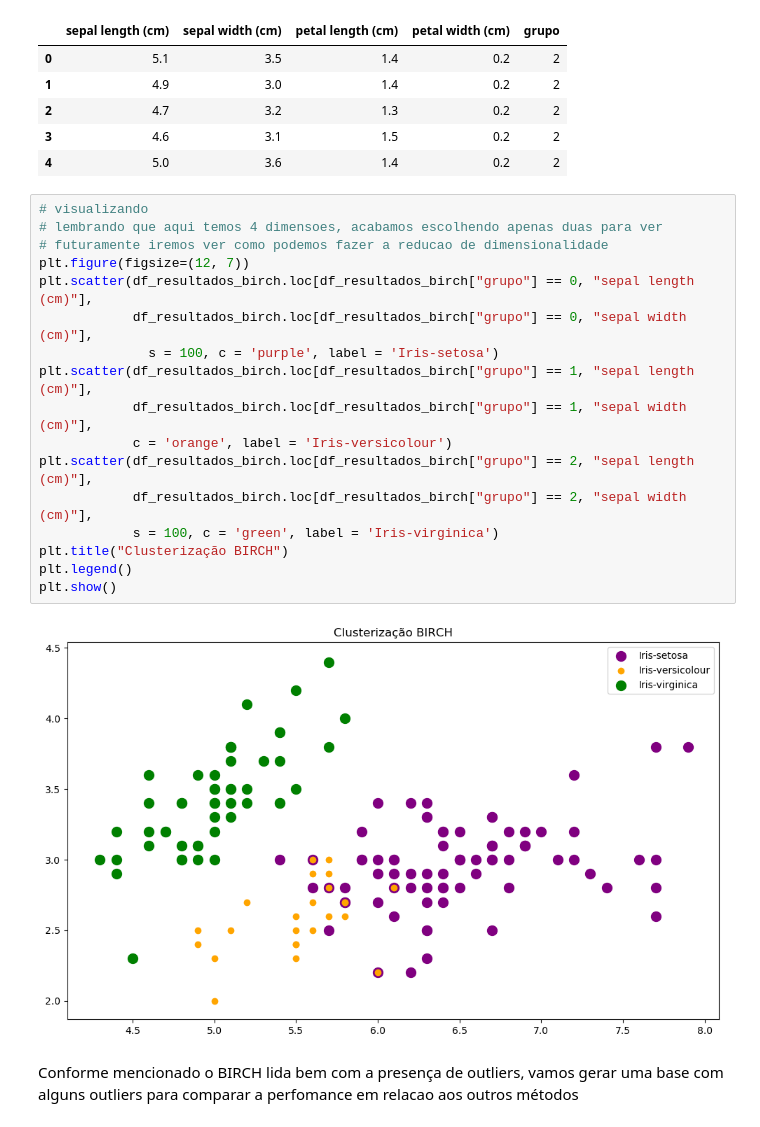
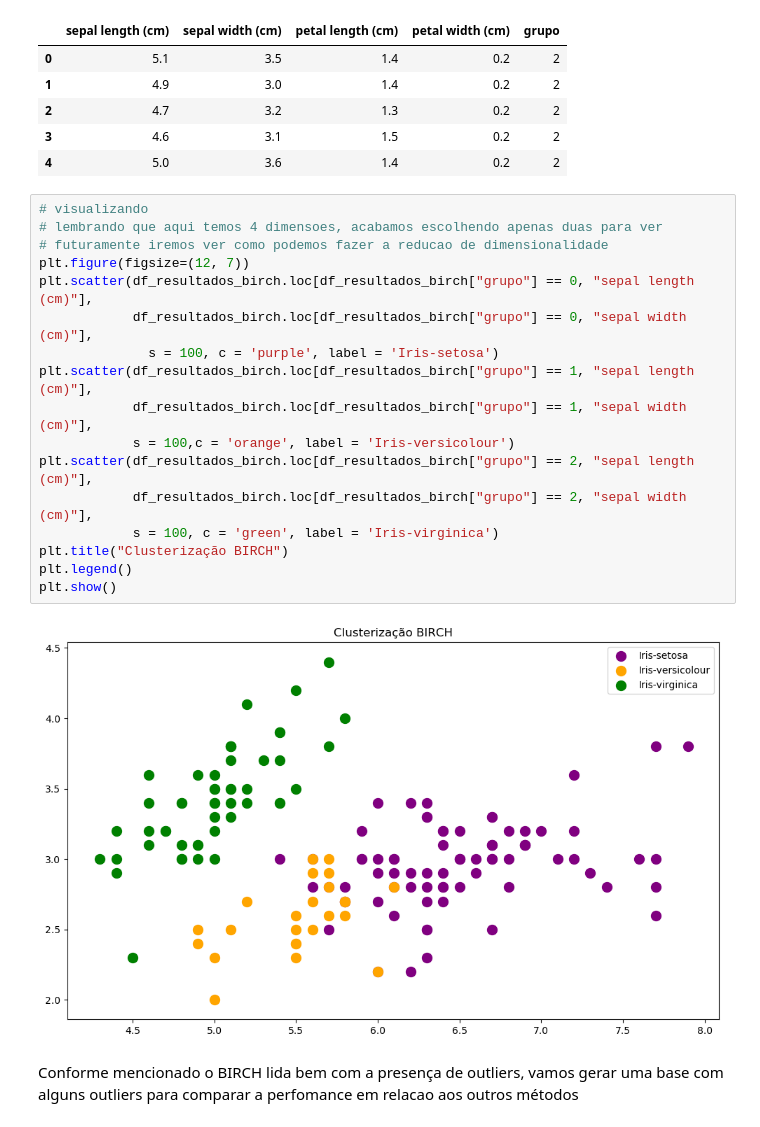
Before and after one commit to sussumuedu/fatec_ia_ml, a Jupyter notebook: Agrupamentos/clusterizacao_hierarquico.ipynb, the cells around one changed output. Drawn from its saved outputs; the diff is of its cells as text.

```diff
--- a/Agrupamentos/clusterizacao_hierarquico.ipynb
+++ b/Agrupamentos/clusterizacao_hierarquico.ipynb
@@ -235,22 +235,22 @@ df_resultados_birch.head()
 # %%
 # visualizando
 # lembrando que aqui temos 4 dimensoes, acabamos escolhendo apenas duas para ver
 # futuramente iremos ver como podemos fazer a reducao de dimensionalidade
 plt.figure(figsize=(12, 7))
 plt.scatter(df_resultados_birch.loc[df_resultados_birch["grupo"] == 0, "sepal length (cm)"],
             df_resultados_birch.loc[df_resultados_birch["grupo"] == 0, "sepal width (cm)"],
               s = 100, c = 'purple', label = 'Iris-setosa')
 plt.scatter(df_resultados_birch.loc[df_resultados_birch["grupo"] == 1, "sepal length (cm)"],
             df_resultados_birch.loc[df_resultados_birch["grupo"] == 1, "sepal width (cm)"],
-            c = 'orange', label = 'Iris-versicolour')
+            s = 100,c = 'orange', label = 'Iris-versicolour')
 plt.scatter(df_resultados_birch.loc[df_resultados_birch["grupo"] == 2, "sepal length (cm)"],
             df_resultados_birch.loc[df_resultados_birch["grupo"] == 2, "sepal width (cm)"],
             s = 100, c = 'green', label = 'Iris-virginica')
 plt.title("Clusterização BIRCH")
 plt.legend()
 plt.show()
 # %% [output]
-[figure, old version]
+[figure, new version]
 # %% [markdown]
 Conforme mencionado o BIRCH lida bem com a presença de outliers, vamos gerar uma base com alguns outliers para comparar a perfomance em relacao aos outros métodos
 # %%
```
Also changed, not shown: parts of 7 cells of this notebook, 1 other file.
